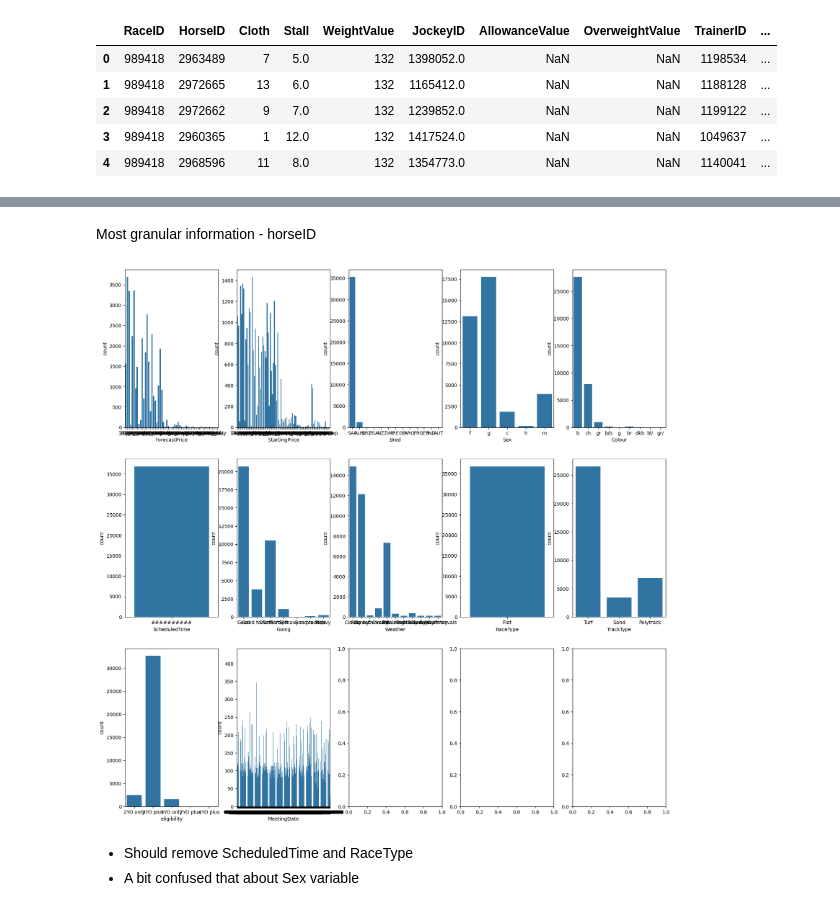
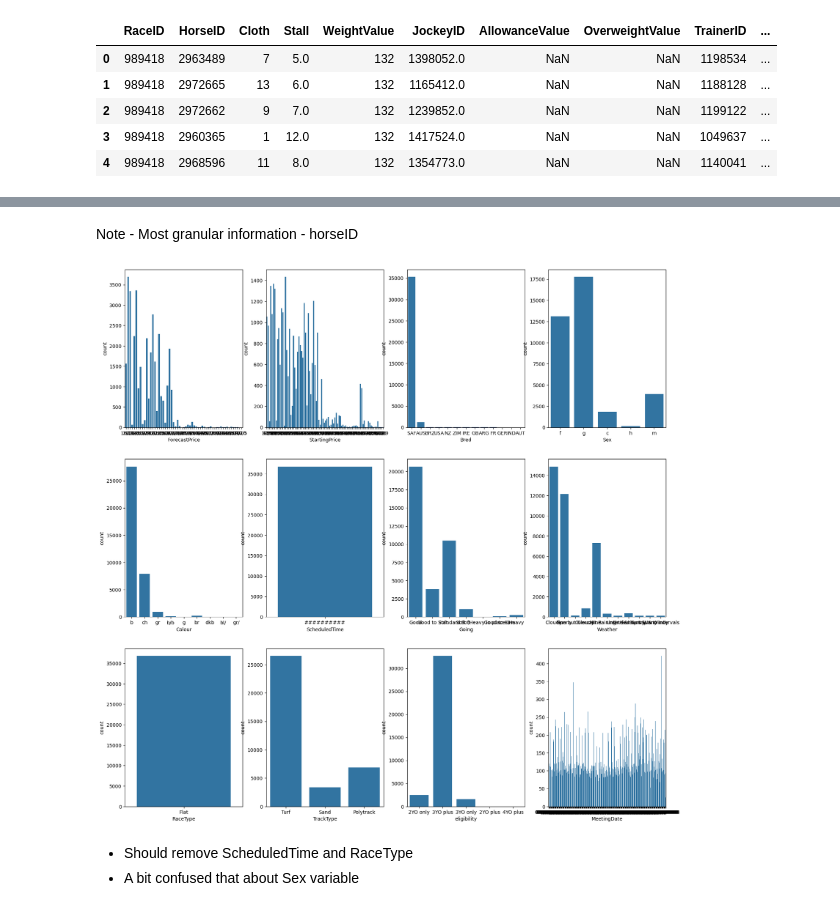
Before and after one commit to tpwpower/horses, a Jupyter notebook: TPower-horses.ipynb, the cells around one changed output, grey strips where cells are left out. Drawn from its saved outputs; the diff is of its cells as text; code cells hidden in the pictures.

```diff
--- a/TPower-horses.ipynb
+++ b/TPower-horses.ipynb
@@ -182,18 +142,18 @@ Won                      2
 dtype: int64
 # %% [markdown]
-Most granular information - horseID
+Note - Most granular information - horseID
 # %%
 # select the float columns
 df_num = df.select_dtypes(include=[np.number])
 # select non-numeric columns
 df_cat = df.select_dtypes(exclude=[np.number])
 
 # Plot categorical data
-fig, ax = plt.subplots(3, 5, figsize=(20, 20))
+fig, ax = plt.subplots(3, 4, figsize=(20, 20))
 for var, subplot in zip(df_cat.columns.to_list(), ax.flatten()):
     sns.countplot(x=df[var], ax=subplot)
 # %% [output]
-[figure, old version]
+[figure, new version]
 # %% [markdown]
 - Should remove ScheduledTime and RaceType
 - A bit confused that about Sex variable
```
Also changed, not shown: parts of 24 cells of this notebook.
